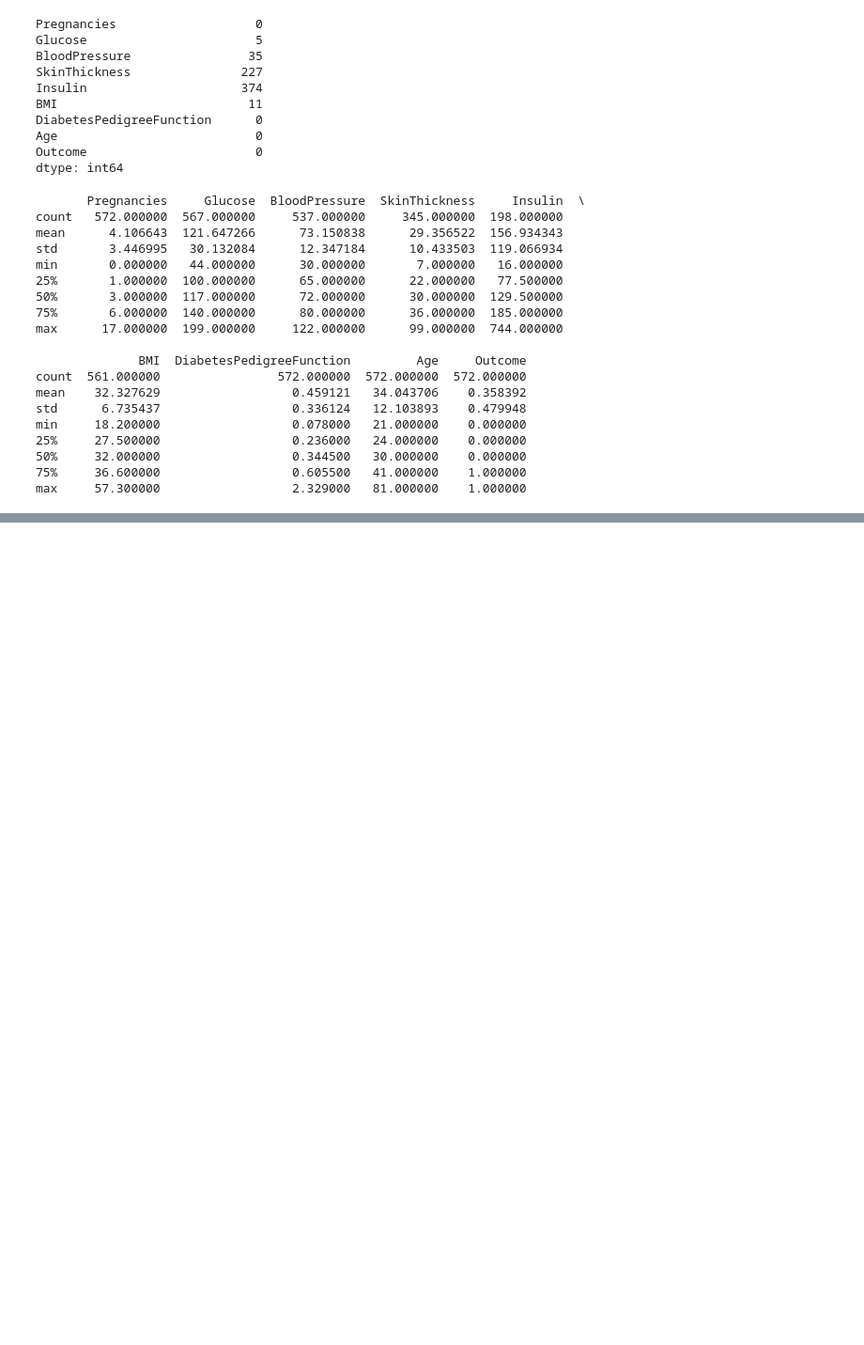
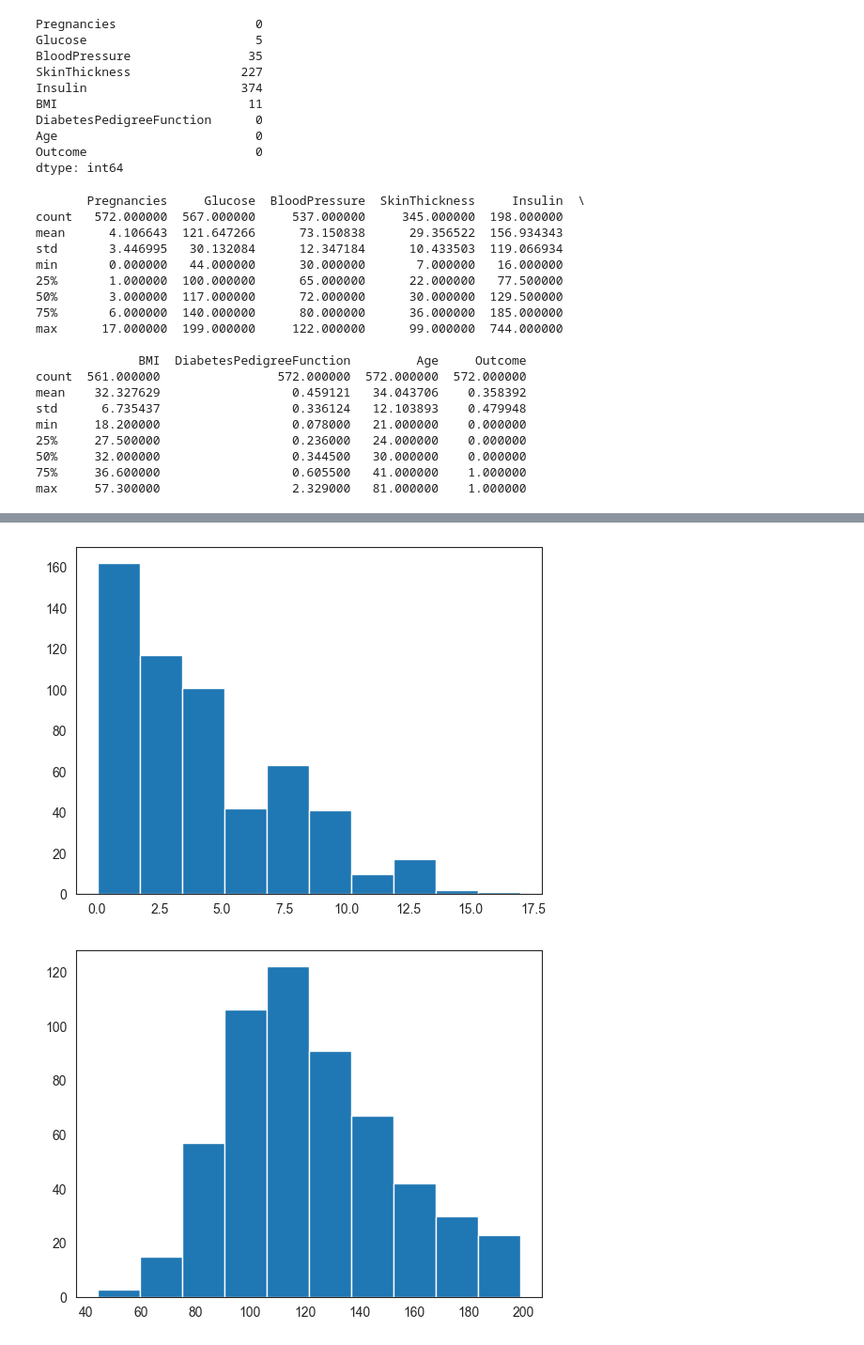
Before and after one commit to jhonataT/MachineLearningClass, a Jupyter notebook: main.ipynb, the cells around one changed output, grey strips where cells are left out. Shown at 94% size. Saved outputs shown, nothing was run; the diff lists cells and outputs as text; code cells hidden in the pictures; blank space fills up the shorter version.

```diff
--- a/main.ipynb
+++ b/main.ipynb
@@ -75,0 +95,18 @@ max     57.300000                  2.329000   81.000000    1.000000
+# %%
+# Histograma:
+def plotHistChart(dataFrame):
+  plt.hist(x = dataFrame);
+  plt.show();
+
+plotHistChart(data['Pregnancies']);
+plotHistChart(data['Glucose']);
+plotHistChart(data['BloodPressure']);
+plotHistChart(data['SkinThickness']);
+plotHistChart(data['Insulin']);
+plotHistChart(data['BMI']);
+plotHistChart(data['DiabetesPedigreeFunction']);
+plotHistChart(data['Age']);
+plotHistChart(data['Outcome']);
+# %% [output]
+[figure, added]
+[figure, added]
```
Also changed, not shown: parts of 13 cells of this notebook, 3 other files.
